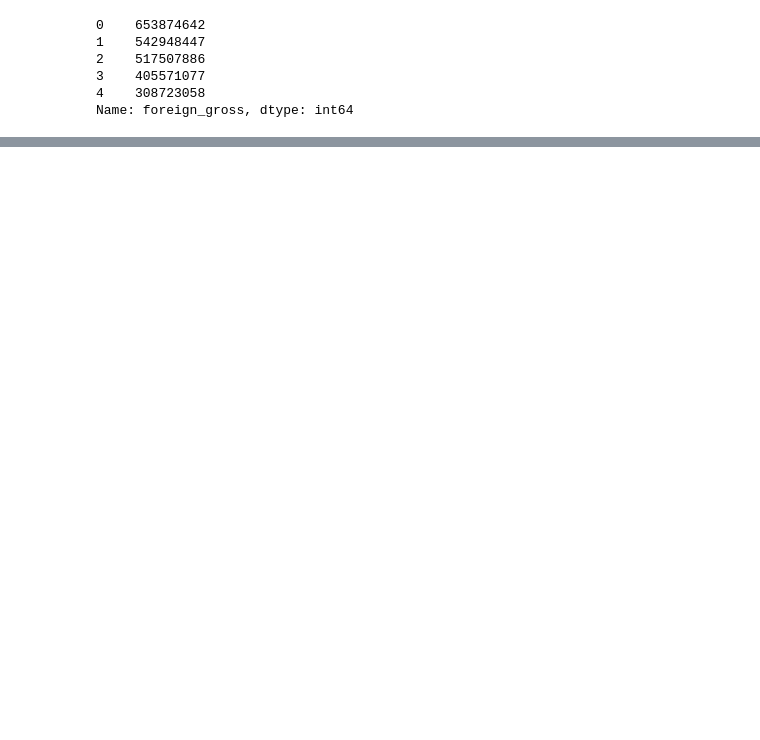
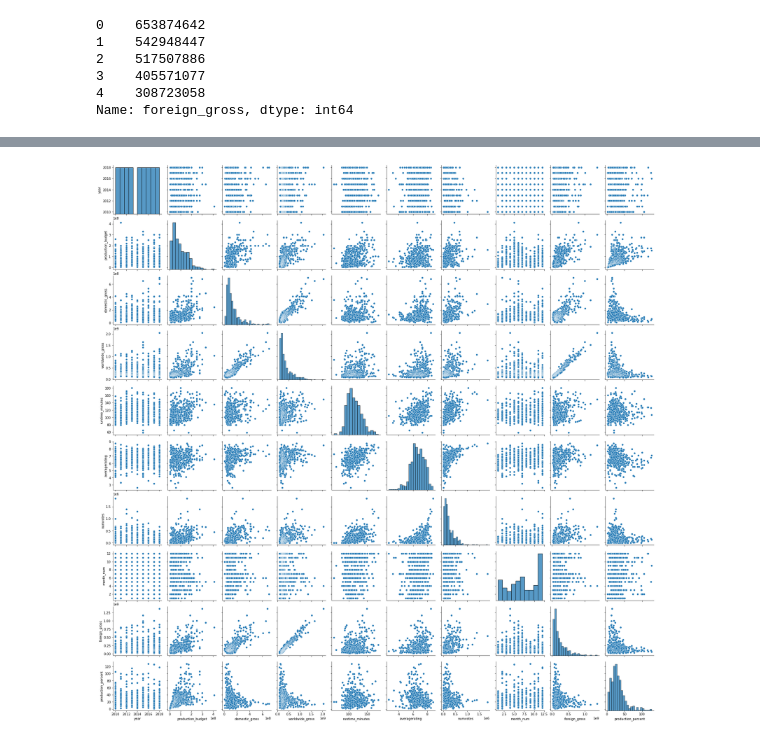
Before and after one commit to JM-Hansen/dsc-phase-1-project-v2-4, a Jupyter notebook: Microsoft_Movie_Analysis.ipynb, the cells around one changed output, grey strips where cells are left out. Saved outputs shown, nothing was run; the diff lists cells and outputs as text; code cells hidden in the pictures; blank space fills up the shorter version.

```diff
--- a/Microsoft_Movie_Analysis.ipynb
+++ b/Microsoft_Movie_Analysis.ipynb
@@ -719,0 +771,27 @@ Name: foreign_gross, dtype: int64
+# %%
+#Identify top 50 films of each year
+df_2010 = super_df[super_df['year'] == 2010][:50]
+
+df_2011 = super_df[super_df['year'] == 2011][:50]
+
+df_2012 = super_df[super_df['year'] == 2012][:50]
+
+df_2013 = super_df[super_df['year'] == 2013][:50]
+
+df_2014 = super_df[super_df['year'] == 2014][:50]
+
+df_2015 = super_df[super_df['year'] == 2015][:50]
+
+df_2016 = super_df[super_df['year'] == 2016][:50]
+
+df_2017 = super_df[super_df['year'] == 2017][:50]
+
+df_2018 = super_df[super_df['year'] == 2018][:50]
+
+top_df = pd.concat([df_2010, df_2011, df_2012, df_2013,
+           df_2014, df_2015, df_2016, df_2017,
+           df_2018])
+
+top_df = top_df.reset_index(drop = True)
+
+top_df.head()
@@ -719,0 +805,9 @@ Name: foreign_gross, dtype: int64
+# %%
+# Sort top 50 movies of each year by worldwide gross revenue
+
+top_df = top_df.sort_values(by = 'worldwide_gross', ascending = False,
+                                ignore_index = True)
+
+# Compare top 50 from each year to overall super_df.
+
+top_df.describe().astype(int)
@@ -719,0 +824,3 @@ Name: foreign_gross, dtype: int64
+# %%
+# Set top_df to super_df to complete data visualization section
+super_df = top_df
@@ -719,0 +841,7 @@ Name: foreign_gross, dtype: int64
+# %%
+#Run a pairplot using seaborn, identify trends and patterns for further inquiry.
+sns.pairplot(super_df)
+
+plt.show()
+# %% [output]
+[figure, added]
```
Also changed, not shown: parts of 60 cells of this notebook, 4 other files.
